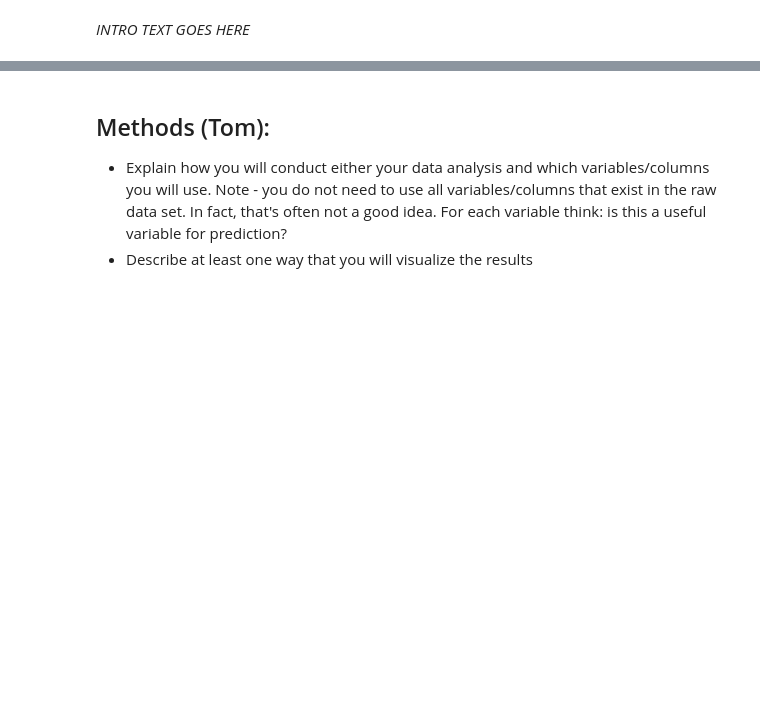
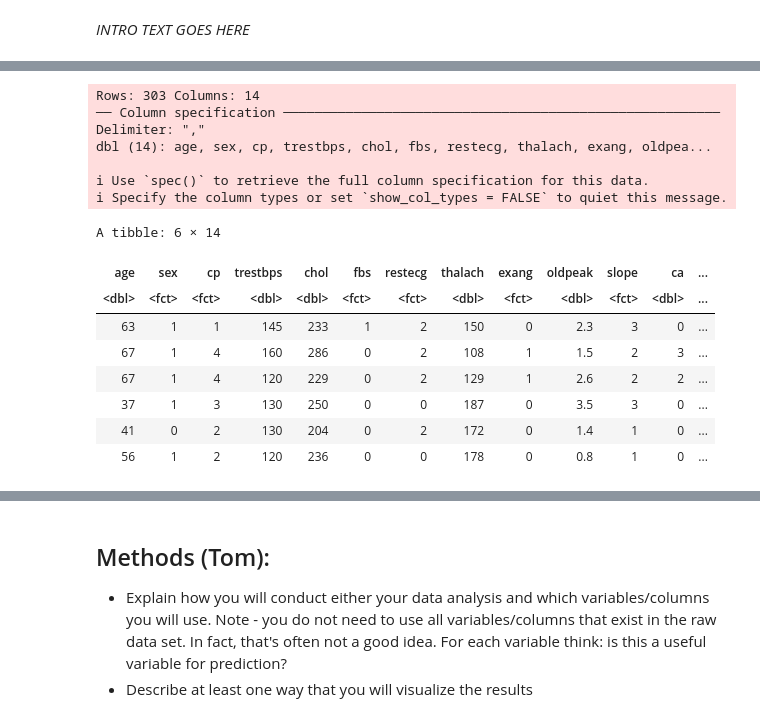
Before and after one commit to mikzine/DSCI-100-project-010-4, a Jupyter notebook: group_project_proposal.ipynb, the cells around one changed output, grey strips where cells are left out. Cells and saved outputs as stored; diff of their text form; code cells hidden in the pictures; blank space fills up the shorter version.

```diff
--- a/group_project_proposal.ipynb
+++ b/group_project_proposal.ipynb
@@ -40,9 +23,29 @@ library(tidymodels)
 # %%
-#read file
-heart_data <- read_table("data/cleve.mod", skip = 20, col_names = c("age", "sex", "cp", "trestbps", "chol", "fbs", "restecg", "thalach", "exang", "oldpeak", "slope", "ca", "thal", "num"))
+# read data
+heart_data <- read_csv("data/processed.cleveland.data",
+                 col_names = c("age", "sex", "cp", "trestbps",
+                               "chol", "fbs", "restecg", "thalach", "exang",
+                               "oldpeak", "slope", "ca", "thal", "disease"), na = "?")
+# turn integer to factor (to categorical data)
+heart_data <- heart_data |>
+        mutate(sex = as_factor(sex), cp = as_factor(cp), fbs = as_factor(fbs), restecg = as_factor(restecg),
+               exang = as_factor(exang), slope = as_factor(slope), thal = as_factor(thal), disease = as_factor(disease))
+
 head(heart_data)
-set.seed(8888)
-# split data into training and testing data
-heart_split <- initial_split(heart_data, prop = 0.75, strata = num)
-heart_train <- training(heart_split)
-heart_test <- testing(heart_split)
+# %% [output]
+Rows: 303 Columns: 14
+── Column specification ────────────────────────────────────────────────────────
+Delimiter: ","
+dbl (14): age, sex, cp, trestbps, chol, fbs, restecg, thalach, exang, oldpea...
+
+ℹ Use `spec()` to retrieve the full column specification for this data.
+ℹ Specify the column types or set `show_col_types = FALSE` to quiet this message.
+A tibble: 6 × 14
+| age | sex | cp | trestbps | chol | fbs | restecg | thalach | exang | oldpeak | slope | ca | ... |
+| <dbl> | <fct> | <fct> | <dbl> | <dbl> | <fct> | <fct> | <dbl> | <fct> | <dbl> | <fct> | <dbl> | ... |
+| 63 | 1 | 1 | 145 | 233 | 1 | 2 | 150 | 0 | 2.3 | 3 | 0 | ... |
+| 67 | 1 | 4 | 160 | 286 | 0 | 2 | 108 | 1 | 1.5 | 2 | 3 | ... |
+| 67 | 1 | 4 | 120 | 229 | 0 | 2 | 129 | 1 | 2.6 | 2 | 2 | ... |
+| 37 | 1 | 3 | 130 | 250 | 0 | 0 | 187 | 0 | 3.5 | 3 | 0 | ... |
+| 41 | 0 | 2 | 130 | 204 | 0 | 2 | 172 | 0 | 1.4 | 1 | 0 | ... |
+| 56 | 1 | 2 | 120 | 236 | 0 | 0 | 178 | 0 | 0.8 | 1 | 0 | ... |
```
Also changed, not shown: parts of 7 cells of this notebook.
